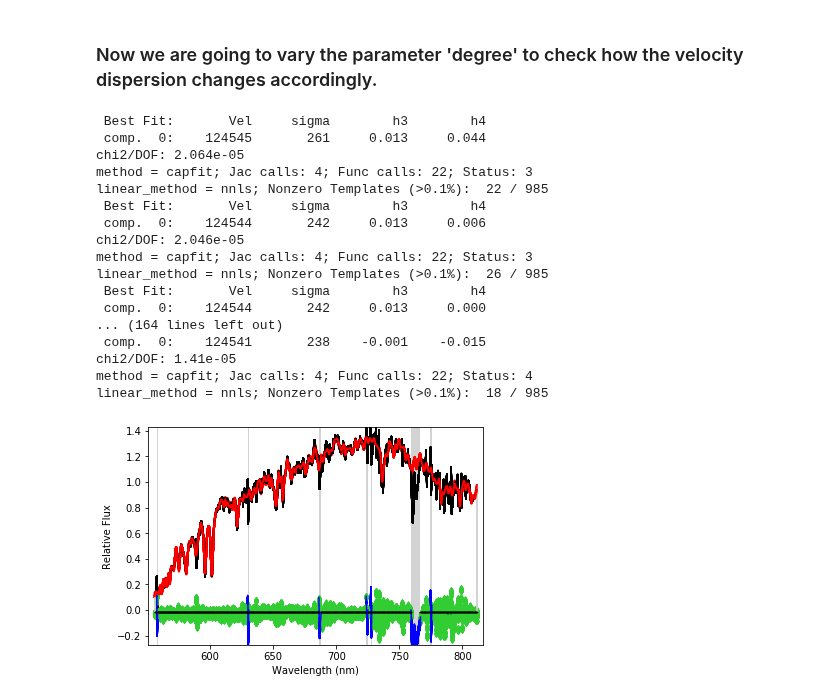
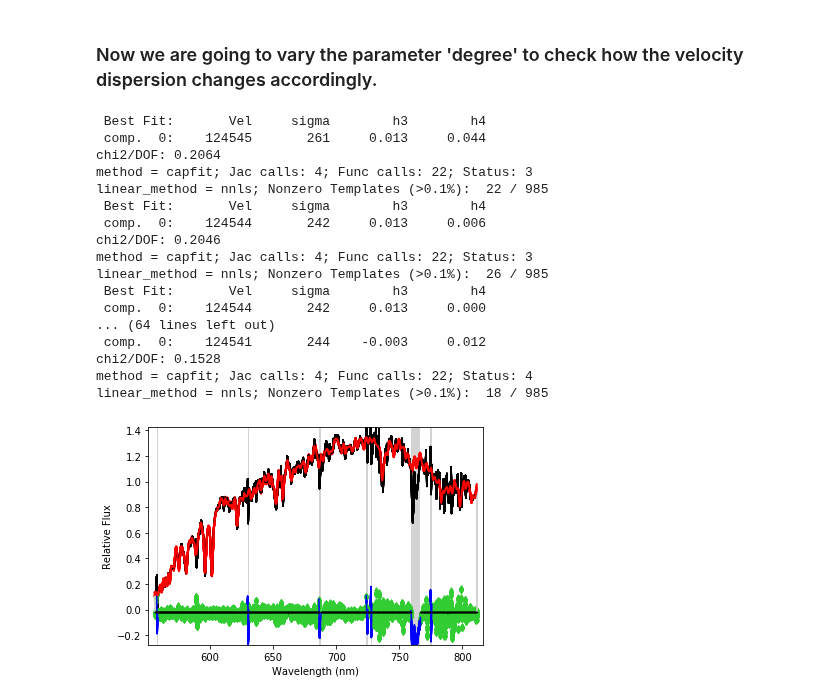
Before and after one commit to pmozumdar/ppxf_code, a Jupyter notebook: Try_Vazdekis_lib.ipynb, the cells around one changed output. Saved outputs shown, nothing was run; the diff lists cells and outputs as text; code cells hidden in the pictures.

Commit message:
normalizing noise with median value of the spectra before logarithmically rebinning to account for propagation of error.

```diff
--- a/Try_Vazdekis_lib.ipynb
+++ b/Try_Vazdekis_lib.ipynb
@@ -284,0 +266,10 @@ mask = masking(spectra_galaxy_new.size, pixel_range, log_lamda_galaxy)
+# %%
+#sigma_galaxy_spectra = np.sqrt(variance_spectra_galaxy)/ median_spectra_gal
+noise_rebinned, log_lamda_noise, velo_scale = util.log_rebin(lamda_galaxy_range,
+                                                             noise,
+                                                           velscale=velocity_scale)
+plt.plot(lamda_galaxy, sigma_galaxy_spectra)
+plt.figure()
+#print(velo_scale)
+#print(np.size(noise_new))
+plt.plot(log_lamda_noise, noise_rebinned)
@@ -285,5 +291,7 @@ mask = masking(spectra_galaxy_new.size, pixel_range, log_lamda_galaxy)
 # %%
-pp = ppxf(templates, spectra_galaxy_new, noise, velocity_scale, start, moments=4,
+## Fitting with logrithmically rebinned noise and withmasking
+
+pp = ppxf(templates, spectra_galaxy_new, noise_rebinned, velocity_scale, start, moments=4,
          plot=True, vsyst=dv, mask=mask, lam=np.exp(log_lamda_galaxy))
 # %% [output]
  Best Fit:       Vel     sigma        h3        h4
@@ -311,4 +302,0 @@ plt.plot(log_lamda_noise, noise_new)
-# %%
-## Fitting with logrithmically rebinned noise and without masking
-pp = ppxf(templates, spectra_galaxy_new, noise_new, velocity_scale, start, moments=4,
-         plot=True, vsyst=dv, lam=np.exp(log_lamda_galaxy))
@@ -322,5 +302,0 @@ linear_method = nnls; Nonzero Templates (>0.1%):  20 / 985
-# %%
-## Fitting with logrithmically rebinned noise and withmasking
-
-pp = ppxf(templates, spectra_galaxy_new, noise_new, velocity_scale, start, moments=4,
-         plot=True, vsyst=dv, mask=mask, lam=np.exp(log_lamda_galaxy))
@@ -334,31 +303,31 @@ linear_method = nnls; Nonzero Templates (>0.1%):  22 / 985
 # %% [markdown]
 ### Now we are going to vary the parameter 'degree' to check how the velocity dispersion changes accordingly.
 # %%
-degree = np.arange(4,40)
+degree = np.arange(4,20)
 velocity_dispersion = np.zeros(len(degree))
 for i in range(len(degree)):
-    pp = ppxf(templates, spectra_galaxy_new, noise_new, velocity_scale, start, moments=4,
+    pp = ppxf(templates, spectra_galaxy_new, noise_rebinned, velocity_scale, start, moments=4,
          plot=True, degree=degree[i], vsyst=dv, mask= mask, lam=np.exp(log_lamda_galaxy))
     velocity_dispersion[i] = pp.sol[1]
 # %% [output]
  Best Fit:       Vel     sigma        h3        h4
  comp.  0:    124545       261     0.013     0.044
-chi2/DOF: 2.064e-05
+chi2/DOF: 0.2064
 method = capfit; Jac calls: 4; Func calls: 22; Status: 3
 linear_method = nnls; Nonzero Templates (>0.1%):  22 / 985
  Best Fit:       Vel     sigma        h3        h4
  comp.  0:    124544       242     0.013     0.006
-chi2/DOF: 2.046e-05
+chi2/DOF: 0.2046
 method = capfit; Jac calls: 4; Func calls: 22; Status: 3
 linear_method = nnls; Nonzero Templates (>0.1%):  26 / 985
  Best Fit:       Vel     sigma        h3        h4
  comp.  0:    124544       242     0.013     0.000
-... (164 lines left out)
- comp.  0:    124541       238    -0.001    -0.015
-chi2/DOF: 1.41e-05
+... (64 lines left out)
+ comp.  0:    124541       244    -0.003     0.012
+chi2/DOF: 0.1528
 method = capfit; Jac calls: 4; Func calls: 22; Status: 4
 linear_method = nnls; Nonzero Templates (>0.1%):  18 / 985
-[figure, old version]
+[figure, new version]
 # %%
 m, b = np.polyfit(degree, velocity_dispersion, 1)
 
```
Also changed, not shown: parts of 24 cells of this notebook.
